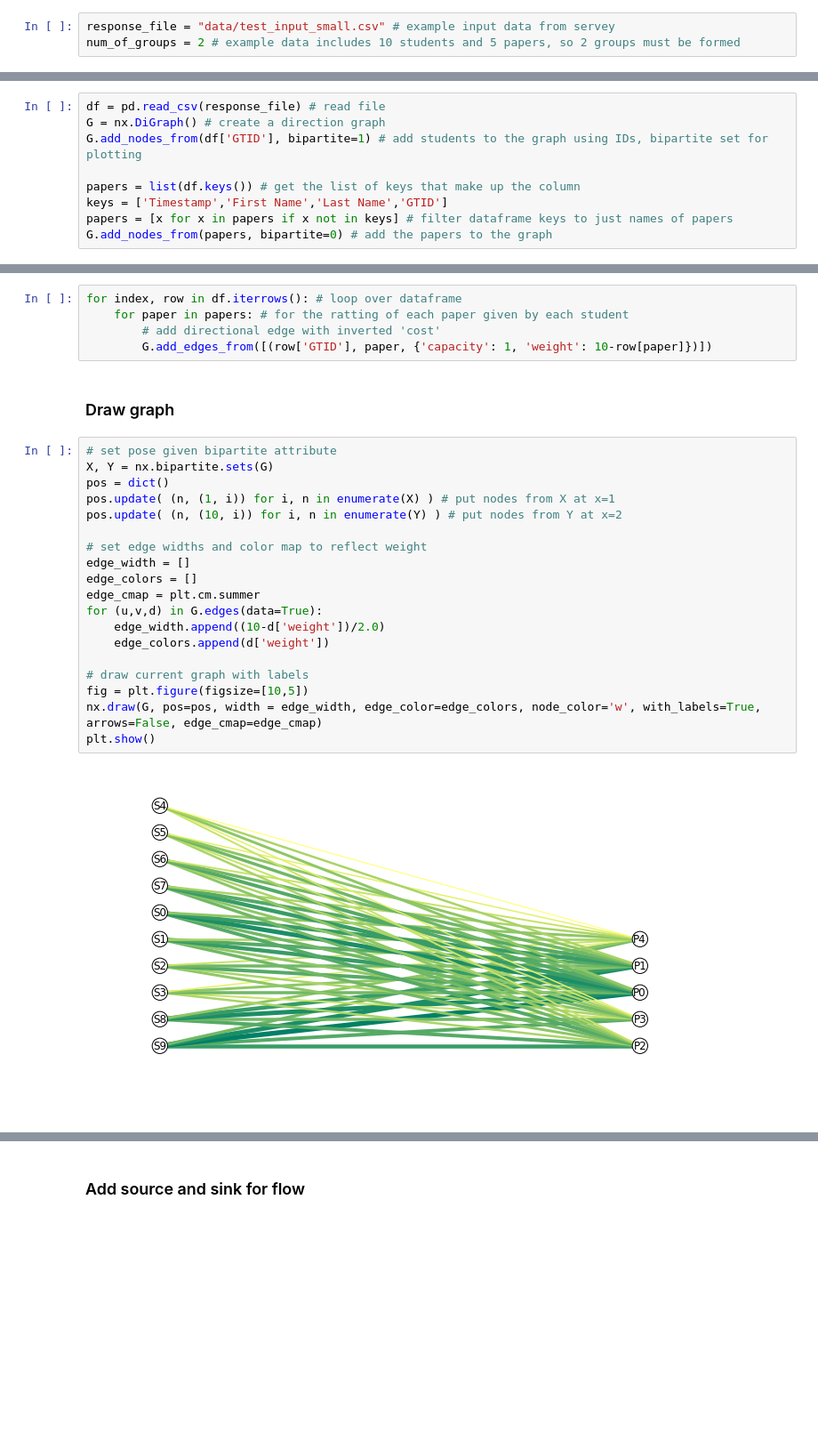
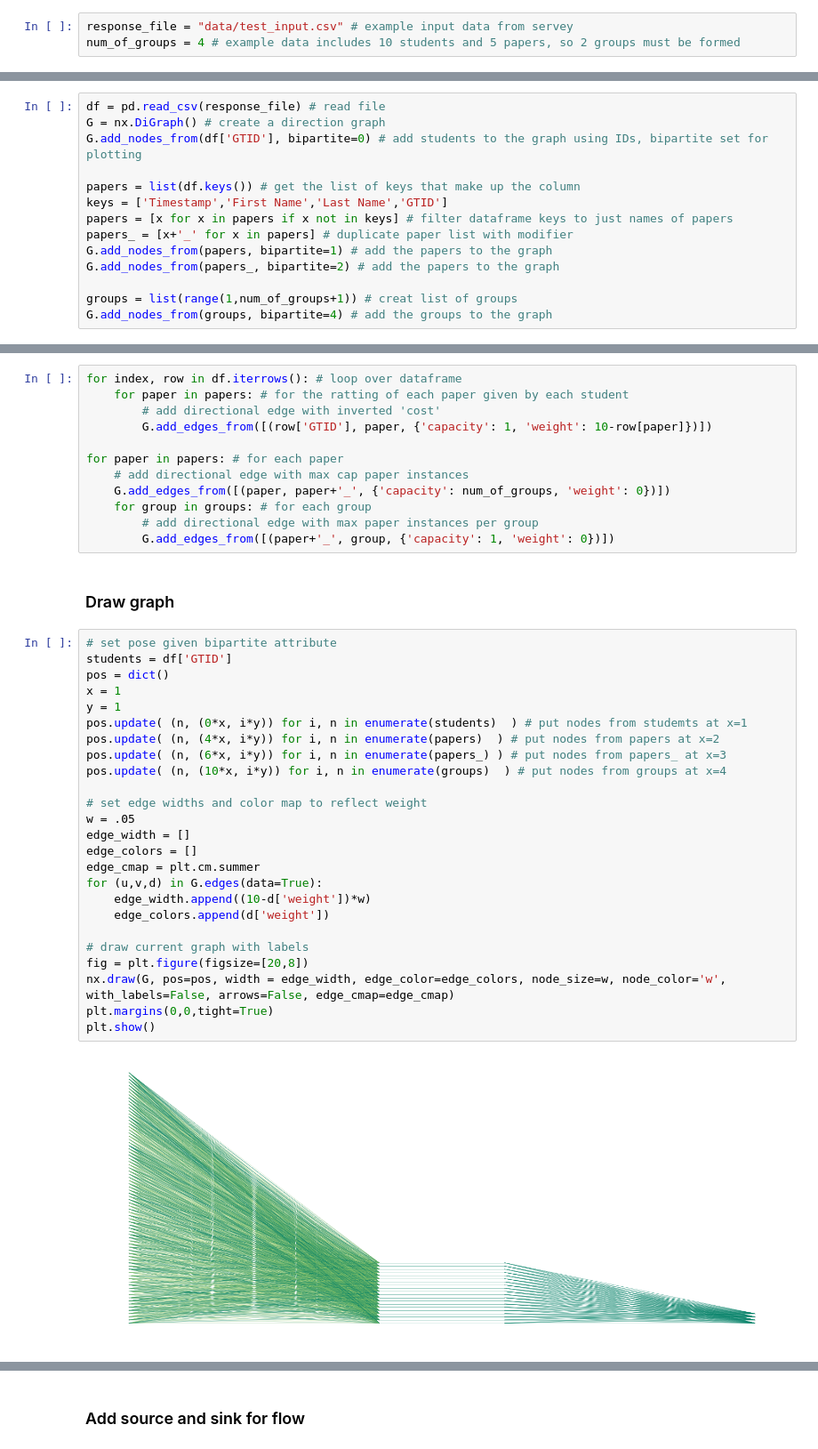
Before and after one commit to ruffsl/python_scratchbook, a Jupyter notebook: CS7616/matching/Matching_and_Grouping.ipynb, the cells around one changed output, grey strips where cells are left out. Shown at 89% size. Saved outputs shown, nothing was run; the diff lists cells and outputs as text; blank space fills up the shorter version.

Commit message:
Fixing grouping method extending max flow min cost to solve group assignment

```diff
--- a/CS7616/matching/Matching_and_Grouping.ipynb
+++ b/CS7616/matching/Matching_and_Grouping.ipynb
@@ -22,6 +23,6 @@ import matplotlib.pyplot as plt # for ploting visualizations
 # %% [markdown]
 ### Set parameters
 # %%
-response_file = "data/test_input_small.csv" # example input data from servey
-num_of_groups = 2 # example data includes 10 students and 5 papers, so 2 groups must be formed
+response_file = "data/test_input.csv" # example input data from servey
+num_of_groups = 4 # example data includes 10 students and 5 papers, so 2 groups must be formed
 # %% [markdown]
@@ -29,12 +31,17 @@ num_of_groups = 2 # example data includes 10 students and 5 papers, so 2 groups
 # %%
 df = pd.read_csv(response_file) # read file
 G = nx.DiGraph() # create a direction graph
-G.add_nodes_from(df['GTID'], bipartite=1) # add students to the graph using IDs, bipartite set for plotting
+G.add_nodes_from(df['GTID'], bipartite=0) # add students to the graph using IDs, bipartite set for plotting
 
 papers = list(df.keys()) # get the list of keys that make up the column
 keys = ['Timestamp','First Name','Last Name','GTID']
 papers = [x for x in papers if x not in keys] # filter dataframe keys to just names of papers
-G.add_nodes_from(papers, bipartite=0) # add the papers to the graph
+papers_ = [x+'_' for x in papers] # duplicate paper list with modifier
+G.add_nodes_from(papers, bipartite=1) # add the papers to the graph
+G.add_nodes_from(papers_, bipartite=2) # add the papers to the graph
+
+groups = list(range(1,num_of_groups+1)) # creat list of groups
+G.add_nodes_from(groups, bipartite=4) # add the groups to the graph
 # %% [markdown]
 ### Load graph
 # %%
@@ -42,27 +49,40 @@ for index, row in df.iterrows(): # loop over dataframe
     for paper in papers: # for the ratting of each paper given by each student
         # add directional edge with inverted 'cost'
         G.add_edges_from([(row['GTID'], paper, {'capacity': 1, 'weight': 10-row[paper]})])
+
+for paper in papers: # for each paper
+    # add directional edge with max cap paper instances
+    G.add_edges_from([(paper, paper+'_', {'capacity': num_of_groups, 'weight': 0})])
+    for group in groups: # for each group
+        # add directional edge with max paper instances per group
+        G.add_edges_from([(paper+'_', group, {'capacity': 1, 'weight': 0})])
 # %% [markdown]
 ### Draw graph
 # %%
 # set pose given bipartite attribute
-X, Y = nx.bipartite.sets(G)
+students = df['GTID']
 pos = dict()
-pos.update( (n, (1, i)) for i, n in enumerate(X) ) # put nodes from X at x=1
-pos.update( (n, (10, i)) for i, n in enumerate(Y) ) # put nodes from Y at x=2
+x = 1
+y = 1
+pos.update( (n, (0*x, i*y)) for i, n in enumerate(students)  ) # put nodes from studemts at x=1
+pos.update( (n, (4*x, i*y)) for i, n in enumerate(papers)  ) # put nodes from papers at x=2
+pos.update( (n, (6*x, i*y)) for i, n in enumerate(papers_) ) # put nodes from papers_ at x=3
+pos.update( (n, (10*x, i*y)) for i, n in enumerate(groups)  ) # put nodes from groups at x=4
 
 # set edge widths and color map to reflect weight
+w = .05
 edge_width = []
 edge_colors = []
 edge_cmap = plt.cm.summer
 for (u,v,d) in G.edges(data=True):
-    edge_width.append((10-d['weight'])/2.0)
+    edge_width.append((10-d['weight'])*w)
     edge_colors.append(d['weight'])
 
 # draw current graph with labels
-fig = plt.figure(figsize=[10,5])
-nx.draw(G, pos=pos, width = edge_width, edge_color=edge_colors, node_color='w', with_labels=True, arrows=False, edge_cmap=edge_cmap)
+fig = plt.figure(figsize=[20,8])
+nx.draw(G, pos=pos, width = edge_width, edge_color=edge_colors, node_size=w, node_color='w', with_labels=False, arrows=False, edge_cmap=edge_cmap)
+plt.margins(0,0,tight=True)
 plt.show()
 # %% [output]
-[figure, old version]
+[figure, new version]
 # %% [markdown]
```
Also changed, not shown: parts of 7 cells of this notebook, 3 other files.
